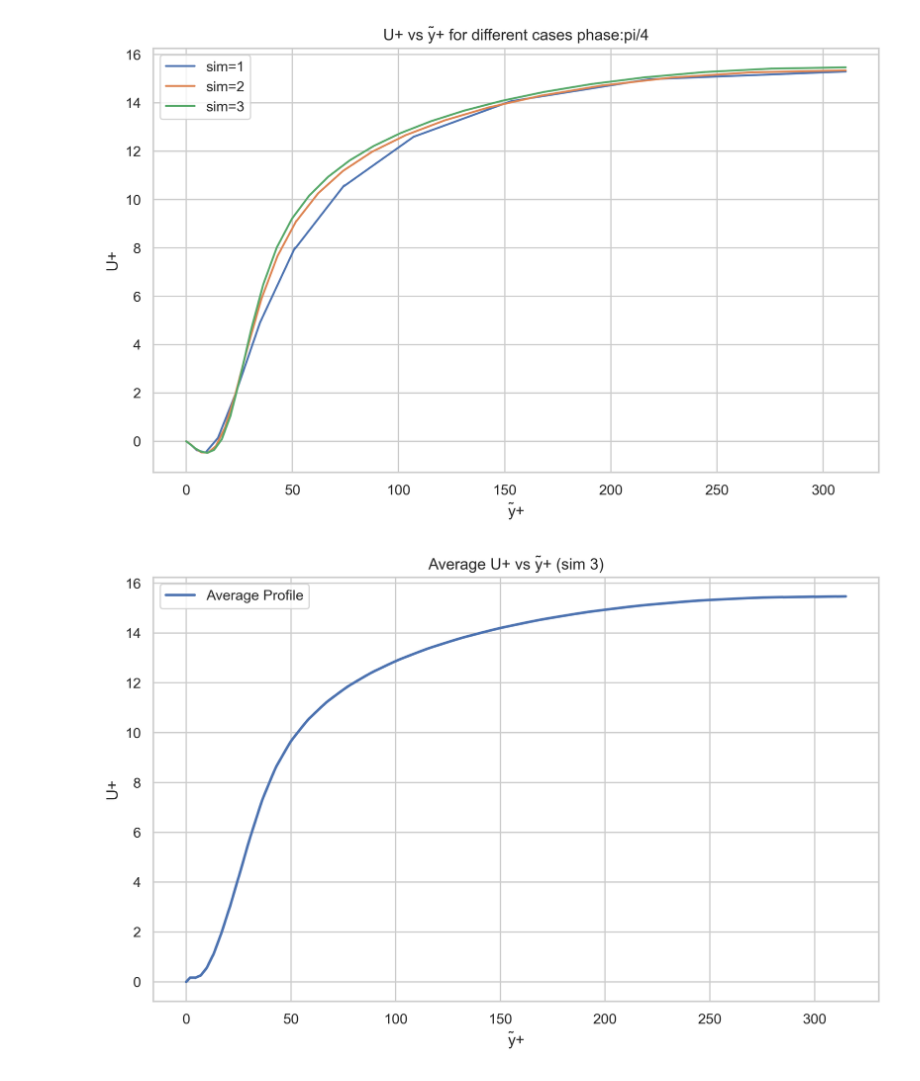
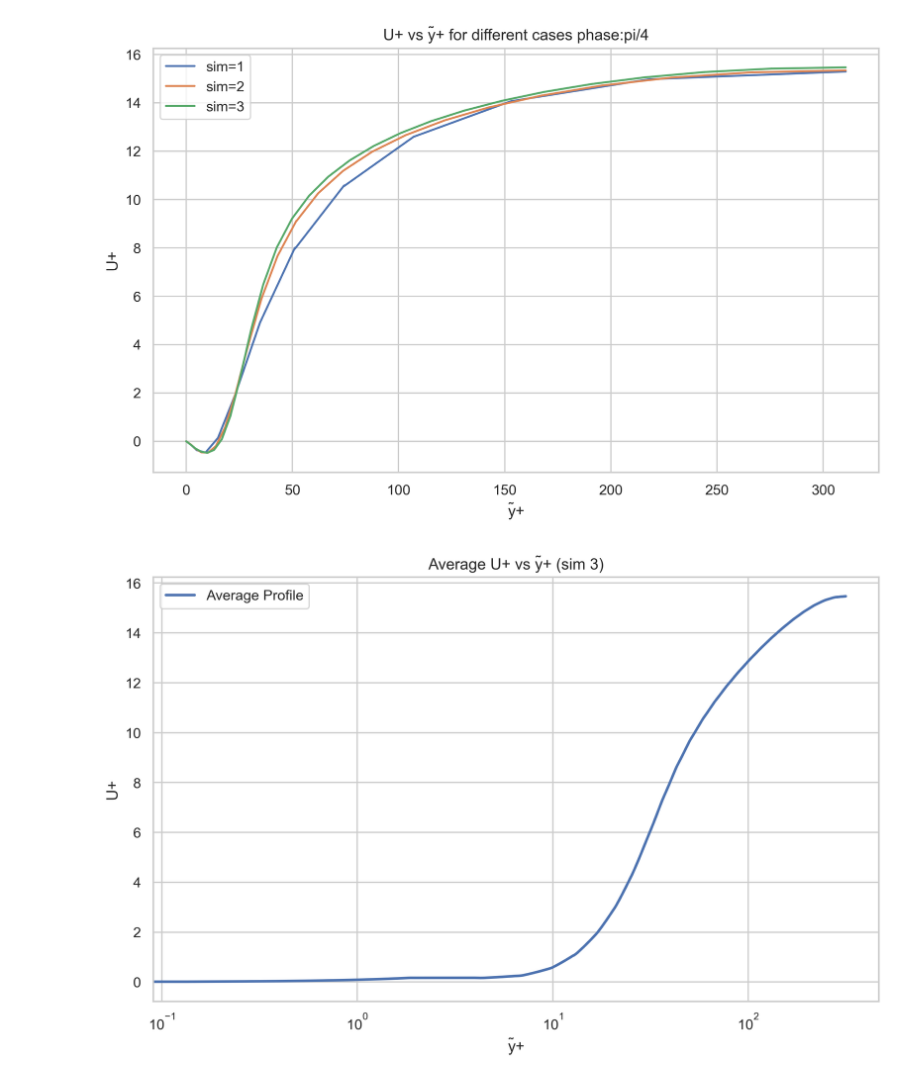
Before and after one commit to alexliberzonlab/sari-data, a Jupyter notebook: plots_assem.ipynb, the cells around one changed output. Saved outputs shown, nothing was run; the diff lists cells and outputs as text; code cells hidden in the pictures.

```diff
--- a/plots_assem.ipynb
+++ b/plots_assem.ipynb
@@ -37,7 +60,7 @@ plt.figure(figsize=(10, 6), dpi=300)
 pi_div=0.5
 
 for sim_num in [1,2,3 ]:  # replace with your parameter sweep
-    df = pd.read_csv(f'C:/Users/Sari Kardosh/OneDrive/Documents/GitHub/sari-data/avg_profile_sim_{sim_num}_phase_piby{pi_div}.csv')
+    df = pd.read_csv(f'C:/Users/Sari Kardosh/OneDrive/Documents/GitHub/sari-data/csv/avg_profile_sim_{sim_num}_phase_piby{pi_div}.csv')
     sns.lineplot(data=df, x='y_plus', y='U_plus', label=f'sim={sim_num}')
 
 plt.title(f'U+ vs y+ for different cases phase:pi/{pi_div}')
@@ -88,7 +131,7 @@ plt.figure(figsize=(10, 6), dpi=300)
 pi_div=4
 
 for sim_num in [1,2,3 ]:  # replace with your parameter sweep
-    df = pd.read_csv(f'C:/Users/Sari Kardosh/OneDrive/Documents/GitHub/sari-data/avg_profile_wavy_sim_{sim_num}_phase_piby{pi_div}.csv')
+    df = pd.read_csv(f'C:/Users/Sari Kardosh/OneDrive/Documents/GitHub/sari-data/csv/avg_profile_wavy_sim_{sim_num}_phase_piby{pi_div}.csv')
     sns.lineplot(data=df, x='y_plus_wavy', y='U_plus', label=f'sim={sim_num}')
 
 plt.title(f'U+ vs y\u0303+ for different cases phase:pi/{pi_div}')
@@ -122,33 +165,33 @@ common_y_plus = np.linspace(0, 400, 3000)  # adjust as needed
 interpolated_U_plus = []
 
 for pi_div in pi_div_list:
-    path = f'C:/Users/Sari Kardosh/OneDrive/Documents/GitHub/sari-data/avg_profile_wavy_sim_{sim_num}_phase_piby{pi_div}.csv'
+    path = f'C:/Users/Sari Kardosh/OneDrive/Documents/GitHub/sari-data/csv/avg_profile_wavy_sim_{sim_num}_phase_piby{pi_div}.csv'
     df = pd.read_csv(path)
 
     # Drop NaNs and sort by y for safe interpolation
     df = df.dropna(subset=['y_plus_wavy', 'U_plus']).sort_values('y_plus_wavy')
 
     # Create interpolation function
     interp_func = interp1d(df['y_plus_wavy'], df['U_plus'], kind='linear',
                            bounds_error=False, fill_value=np.nan)
 
     # Interpolate to common y grid
     U_interp = interp_func(common_y_plus)
     interpolated_U_plus.append(U_interp)
 
 # === Step 3: Convert to DataFrame and compute average (ignoring NaNs) ===
 interpolated_array = np.vstack(interpolated_U_plus)  # shape: (8, len(common_y_plus))
 U_avg = np.nanmean(interpolated_array, axis=0)
 
 # === Step 4: Plot ===
 plt.plot(common_y_plus, U_avg, label='Average Profile', linewidth=2)
 plt.title(f'Average U+ vs y\u0303+ (sim {sim_num})')
 plt.xscale('log')
 plt.xlabel('y\u0303+')
 plt.ylabel('U+')
 plt.grid(True)
 plt.legend()
 plt.savefig(f'avg_u+_vs_y_wavy+_sim{sim_num}.png')
 plt.show()
 # %% [output]
-[figure, old version]
+[figure, new version]
```
Also changed, not shown: parts of 2 cells of this notebook, 6 other files.
